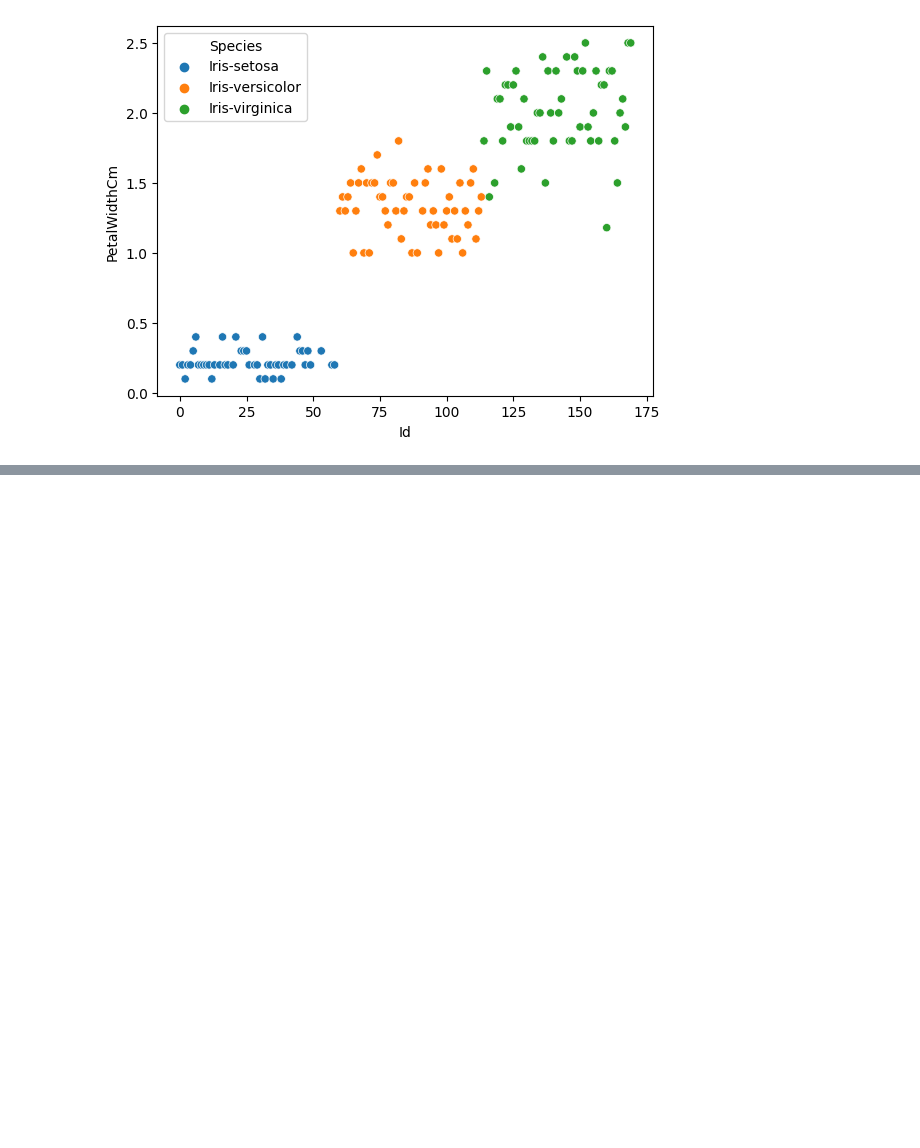
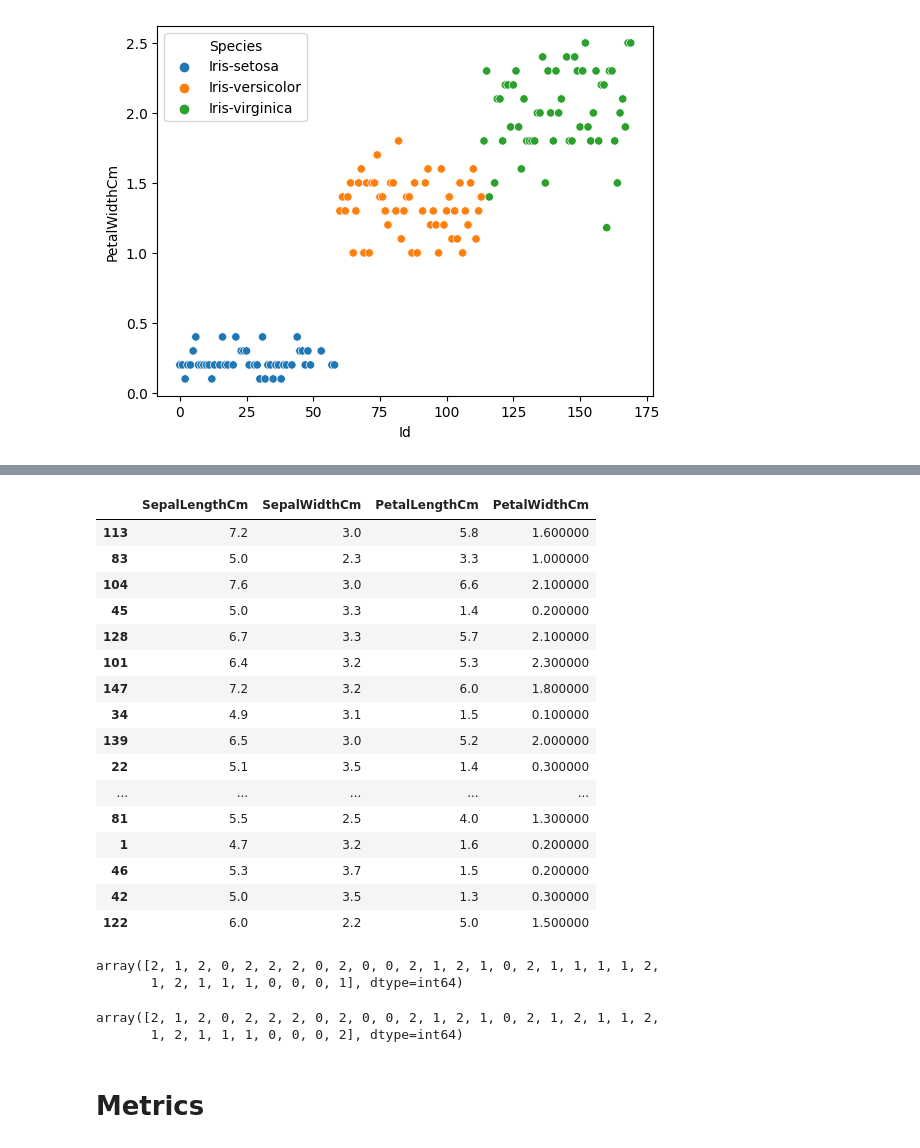
Before and after one commit to enesozdin/IrisDataset, a Jupyter notebook: main.ipynb, the cells around one changed output, grey strips where cells are left out. Cells and saved outputs as stored; diff of their text form; code cells hidden in the pictures; blank space fills up the shorter version.

```diff
--- a/main.ipynb
+++ b/main.ipynb
@@ -247,0 +262,2 @@ data.to_csv("final_data.csv")
+# %%
+data.drop(["Unnamed: 0", "Id"], axis=1, inplace=True)
@@ -247,0 +277,4 @@ data.to_csv("final_data.csv")
+# %%
+le = LabelEncoder()
+# %%
+data["Species"] = le.fit_transform(data["Species"])
@@ -247,0 +323,2 @@ data.to_csv("final_data.csv")
+# %%
+X_train, X_test, y_train, y_test = train_test_split(data.iloc[:, :-1], data.iloc[:, -1], test_size=0.2)
@@ -247,0 +358,20 @@ data.to_csv("final_data.csv")
+# %%
+X_test
+# %% [output]
+|  | SepalLengthCm | SepalWidthCm | PetalLengthCm | PetalWidthCm |
+| 113 | 7.2 | 3.0 | 5.8 | 1.600000 |
+| 83 | 5.0 | 2.3 | 3.3 | 1.000000 |
+| 104 | 7.6 | 3.0 | 6.6 | 2.100000 |
+| 45 | 5.0 | 3.3 | 1.4 | 0.200000 |
+| 128 | 6.7 | 3.3 | 5.7 | 2.100000 |
+| 101 | 6.4 | 3.2 | 5.3 | 2.300000 |
+| 147 | 7.2 | 3.2 | 6.0 | 1.800000 |
+| 34 | 4.9 | 3.1 | 1.5 | 0.100000 |
+| 139 | 6.5 | 3.0 | 5.2 | 2.000000 |
+| 22 | 5.1 | 3.5 | 1.4 | 0.300000 |
+| ... | ... | ... | ... | ... |
+| 81 | 5.5 | 2.5 | 4.0 | 1.300000 |
+| 1 | 4.7 | 3.2 | 1.6 | 0.200000 |
+| 46 | 5.3 | 3.7 | 1.5 | 0.200000 |
+| 42 | 5.0 | 3.5 | 1.3 | 0.300000 |
+| 122 | 6.0 | 2.2 | 5.0 | 1.500000 |
@@ -247,0 +380,12 @@ data.to_csv("final_data.csv")
+# %%
+preds
+# %% [output]
+array([2, 1, 2, 0, 2, 2, 2, 0, 2, 0, 0, 2, 1, 2, 1, 0, 2, 1, 1, 1, 1, 2,
+       1, 2, 1, 1, 1, 0, 0, 0, 1], dtype=int64)
+# %%
+np.array(y_test)
+# %% [output]
+array([2, 1, 2, 0, 2, 2, 2, 0, 2, 0, 0, 2, 1, 2, 1, 0, 2, 1, 2, 1, 1, 2,
+       1, 2, 1, 1, 1, 0, 0, 0, 2], dtype=int64)
+# %% [markdown]
+# Metrics
```
Also changed, not shown: parts of 24 cells of this notebook, 1 other file.
